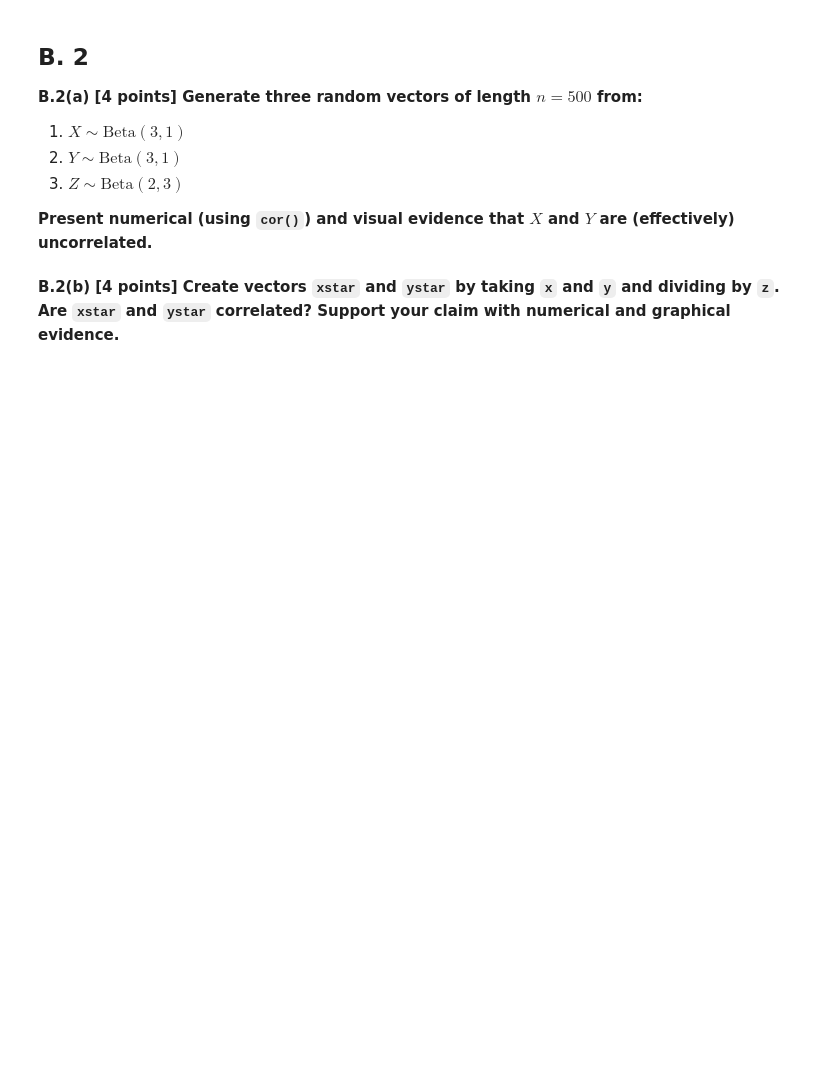
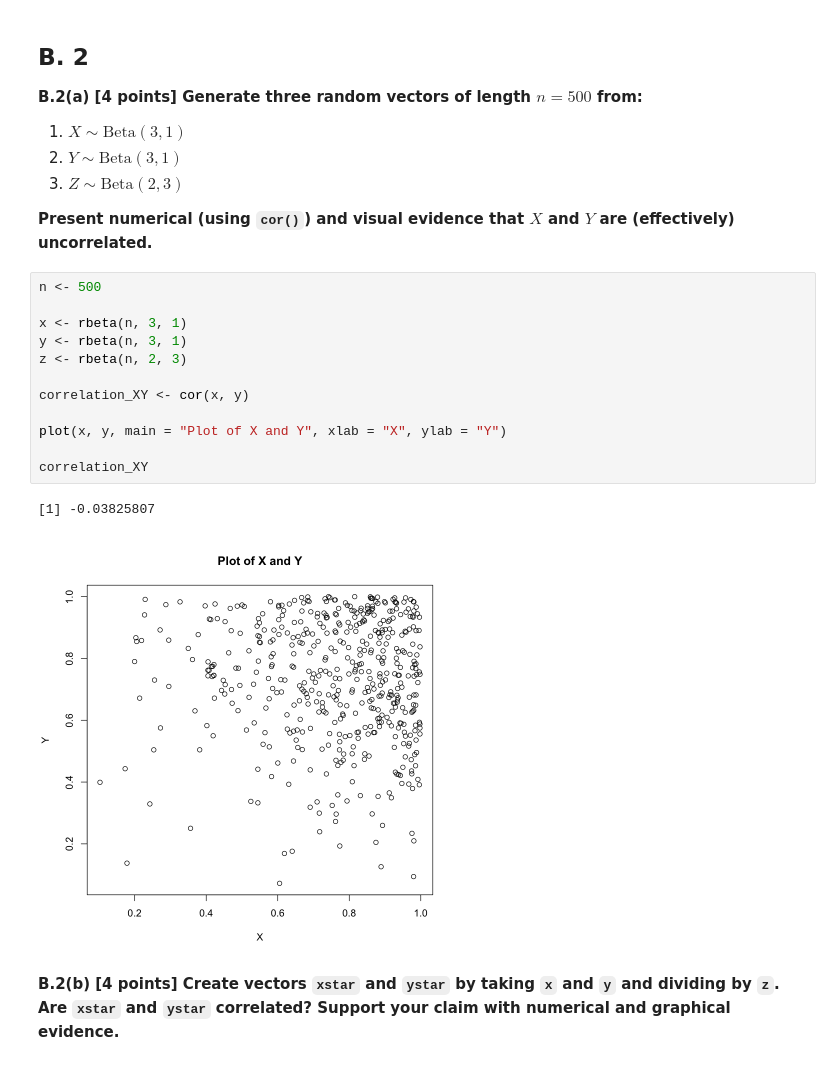
Before and after one commit to yyhufo/STAT4000, a Jupyter notebook: Homework5/STAT5000_HW5.ipynb, the cells around one changed output. Saved outputs shown, nothing was run; the diff lists cells and outputs as text; blank space fills up the shorter version.

```diff
--- a/Homework5/STAT5000_HW5.ipynb
+++ b/Homework5/STAT5000_HW5.ipynb
@@ -93,5 +481,20 @@ Let $ X_{1},X_{2},...,X_{500} \overset{iid}{\sim} N( \mu = 5 , \sigma^{2} = 4)$.
 3. $Z \sim \text{Beta}(2,3)$
 
 **Present numerical (using `cor()`) and visual evidence that $X$ and $Y$ are (effectively) uncorrelated.**
+# %%
+n <- 500
+
+x <- rbeta(n, 3, 1)
+y <- rbeta(n, 3, 1)
+z <- rbeta(n, 2, 3)
+
+correlation_XY <- cor(x, y)
+
+plot(x, y, main = "Plot of X and Y", xlab = "X", ylab = "Y")
+
+correlation_XY
+# %% [output]
+[1] -0.03825807
+[figure, added]
 # %% [markdown]
 **B.2(b) [4 points] Create vectors `xstar` and `ystar` by taking `x` and `y` and dividing by `z`.  Are `xstar` and `ystar` correlated? Support your claim with numerical and graphical evidence.**
```
Also changed, not shown: parts of 27 cells of this notebook.
